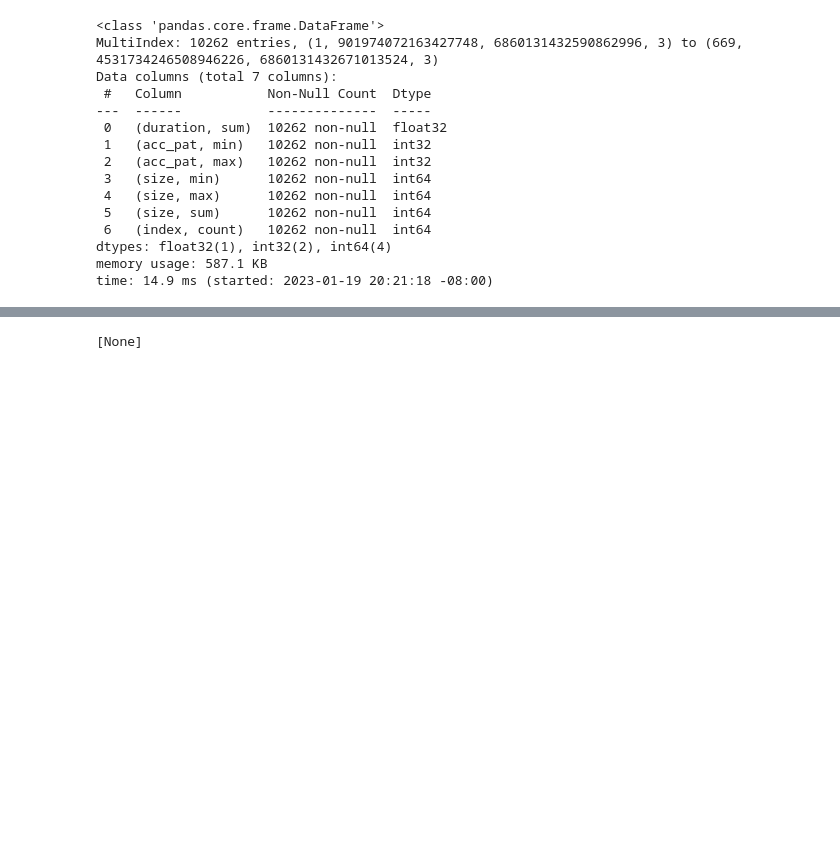
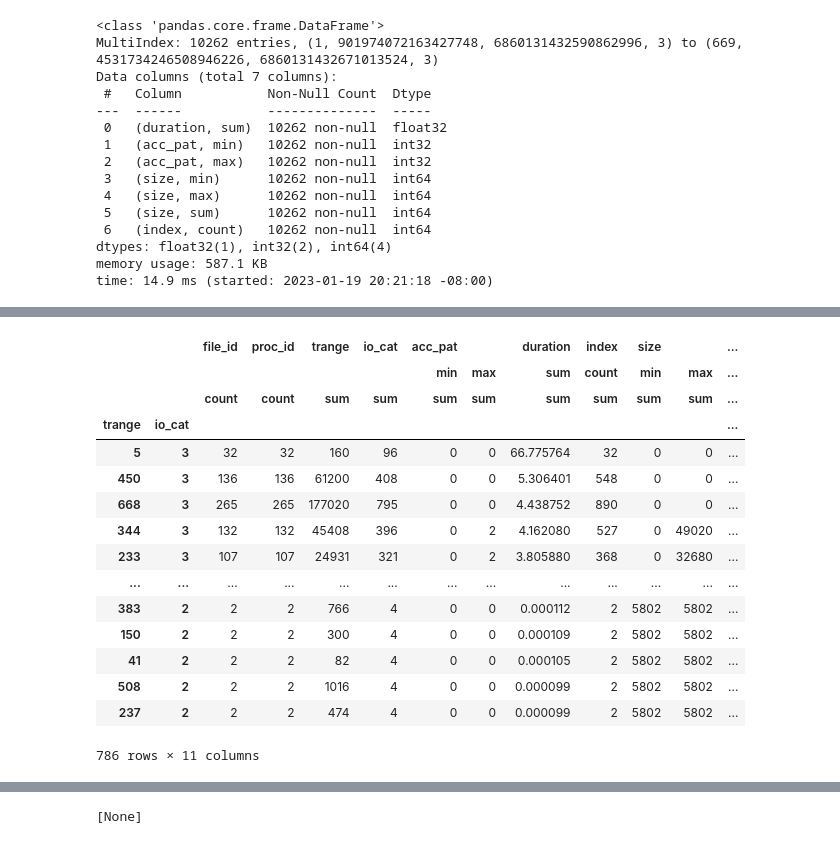
Before and after one commit to izzet/wisio, a Jupyter notebook: notebooks/playground-cm1.ipynb, the cells around one changed output, grey strips where cells are left out. Cells and saved outputs as stored; diff of their text form; code cells hidden in the pictures; blank space fills up the shorter version.

```diff
--- a/notebooks/playground-cm1.ipynb
+++ b/notebooks/playground-cm1.ipynb
@@ -604,0 +601,27 @@ time: 1.78 s (started: 2023-01-25 22:48:10 -08:00)
+# %%
+agg_map = {}
+for vt in ['file_id', 'proc_id']:
+    agg_map[vt, ''] = ['count']
+
+for vc in all_agg.columns.values:
+    if vc[0] not in ['file_id', 'proc_id']:
+        agg_map[vc] = ['sum']
+
+all_agg.reset_index().groupby(['trange', 'io_cat']).agg({('file_id', ''): ['count'], ('proc_id', ''): ['count'], ('trange', ''): ['sum'], ('io_cat', ''): ['sum'], ('acc_pat', 'min'): ['sum'], ('acc_pat', 'max'): ['sum'], ('duration', 'sum'): ['sum'], ('index', 'count'): ['sum'], ('size', 'min'): ['sum'], ('size', 'max'): ['sum'], ('size', 'sum'): ['sum']}).sort_values(('duration', 'sum', 'sum'), ascending=False)
+# %% [output]
+|  |  | file_id | proc_id | trange | io_cat | acc_pat |  | duration | index | size |  | ... |
+|  |  |  |  |  |  | min | max | sum | count | min | max | ... |
+|  |  | count | count | sum | sum | sum | sum | sum | sum | sum | sum | ... |
+| trange | io_cat |  |  |  |  |  |  |  |  |  |  | ... |
+| 5 | 3 | 32 | 32 | 160 | 96 | 0 | 0 | 66.775764 | 32 | 0 | 0 | ... |
+| 450 | 3 | 136 | 136 | 61200 | 408 | 0 | 0 | 5.306401 | 548 | 0 | 0 | ... |
+| 668 | 3 | 265 | 265 | 177020 | 795 | 0 | 0 | 4.438752 | 890 | 0 | 0 | ... |
+| 344 | 3 | 132 | 132 | 45408 | 396 | 0 | 2 | 4.162080 | 527 | 0 | 49020 | ... |
+| 233 | 3 | 107 | 107 | 24931 | 321 | 0 | 2 | 3.805880 | 368 | 0 | 32680 | ... |
+| ... | ... | ... | ... | ... | ... | ... | ... | ... | ... | ... | ... | ... |
+| 383 | 2 | 2 | 2 | 766 | 4 | 0 | 0 | 0.000112 | 2 | 5802 | 5802 | ... |
+| 150 | 2 | 2 | 2 | 300 | 4 | 0 | 0 | 0.000109 | 2 | 5802 | 5802 | ... |
+| 41 | 2 | 2 | 2 | 82 | 4 | 0 | 0 | 0.000105 | 2 | 5802 | 5802 | ... |
+| 508 | 2 | 2 | 2 | 1016 | 4 | 0 | 0 | 0.000099 | 2 | 5802 | 5802 | ... |
+| 237 | 2 | 2 | 2 | 474 | 4 | 0 | 0 | 0.000099 | 2 | 5802 | 5802 | ... |
+786 rows × 11 columns
```
Also changed, not shown: parts of 35 cells of this notebook, 4 other files.
